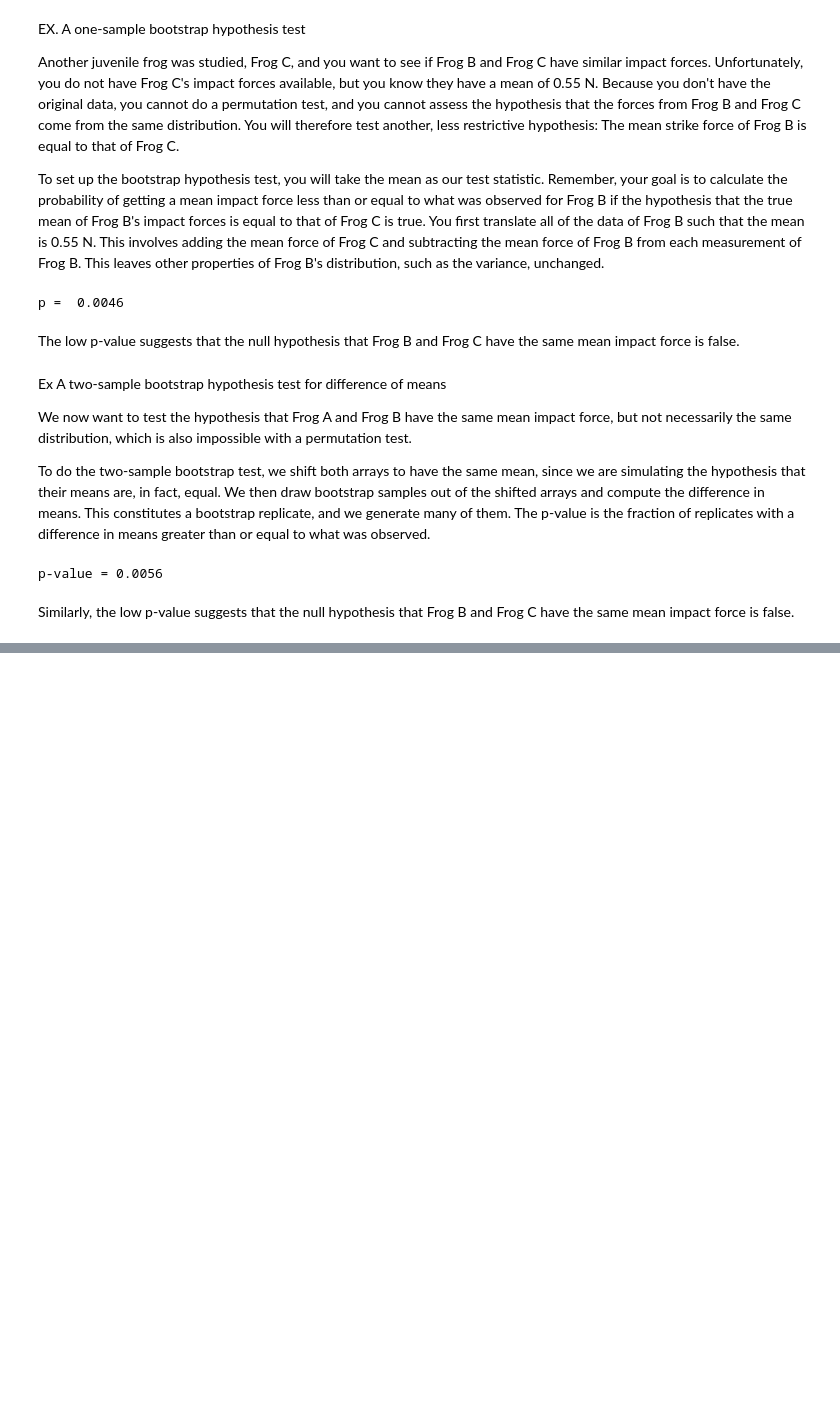
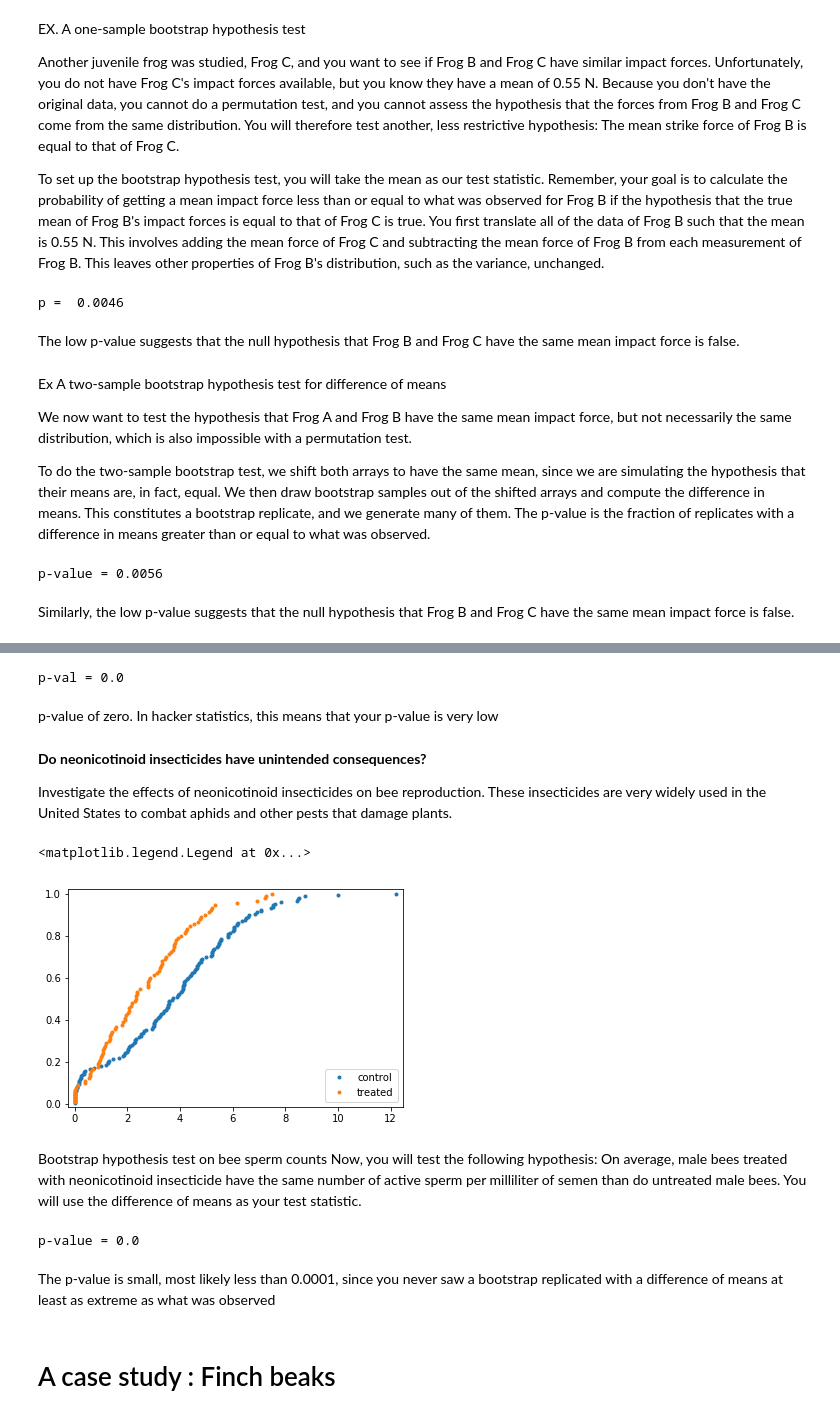
Before and after one commit to worasom/class-projects, a Jupyter notebook: statistics.ipynb, the cells around one changed output, grey strips where cells are left out. Drawn from its saved outputs; the diff is of its cells as text; code cells hidden in the pictures; blank space fills up the shorter version.

```diff
--- a/statistics.ipynb
+++ b/statistics.ipynb
@@ -994,0 +1121,26 @@ Similarly, the low p-value suggests that the null hypothesis that Frog B and Fro
+# %%
+# Compute observed correlation: r_obs
+r_obs = pearson_r(illiteracy,fertility)
+
+# Initialize permutation replicates: perm_replicates
+perm_replicates = np.empty(10000)
+
+# Draw replicates
+for i in range(10000):
+    # Permute illiteracy measurments: illiteracy_permuted
+    illiteracy_permuted = np.random.permutation(illiteracy)
+
+    # Compute Pearson correlation
+    perm_replicates[i] = pearson_r(illiteracy_permuted,fertility)
+
+# Compute p-value: p
+p = np.sum(perm_replicates>=r_obs)/len(perm_replicates)
+print('p-val =', p)
+# %% [output]
+p-val = 0.0
+# %% [markdown]
+p-value of zero. In hacker statistics, this means that your p-value is very low
+# %% [markdown]
+**Do neonicotinoid insecticides have unintended consequences?**
+
+Investigate the effects of neonicotinoid insecticides on bee reproduction. These insecticides are very widely used in the United States to combat aphids and other pests that damage plants.
@@ -994,0 +1189,50 @@ Similarly, the low p-value suggests that the null hypothesis that Frog B and Fro
+# %%
+# Compute x,y values for ECDFs
+x_control, y_control = ecdf(control)
+x_treated, y_treated = ecdf(treated)
+
+# Plot the ECDFs
+plt.plot(x_control, y_control, marker='.', linestyle='none')
+plt.plot(x_treated, y_treated, marker='.', linestyle='none')
+
+# Set the margins
+plt.margins(0.02)
+
+# Add a legend
+plt.legend(('control', 'treated'), loc='lower right')
+# %% [output]
+<matplotlib.legend.Legend at 0x...>
+[figure, added]
+# %% [markdown]
+Bootstrap hypothesis test on bee sperm counts
+Now, you will test the following hypothesis: On average, male bees treated with neonicotinoid insecticide have the same number of active sperm per milliliter of semen than do untreated male bees. You will use the difference of means as your test statistic.
+# %%
+# Compute the difference in mean sperm count: diff_means
+diff_means = diff_of_means(control,treated)
+
+# Compute mean of pooled data: mean_count
+mean_count = np.mean(np.concatenate((control,treated)))
+
+# Generate shifted data sets
+control_shifted = control - np.mean(control) + mean_count
+treated_shifted = treated - np.mean(treated) + mean_count
+
+# Generate bootstrap replicates
+bs_reps_control = draw_bs_reps(control_shifted,
+                       np.mean, size=10000)
+bs_reps_treated =  draw_bs_reps(treated_shifted,
+                       np.mean, size=10000)
+
+# Get replicates of difference of means: bs_replicates
+bs_replicates = bs_reps_control-bs_reps_treated
+
+# Compute and print p-value: p
+p = np.sum(bs_replicates >= np.mean(control) - np.mean(treated)) \
+            / len(bs_replicates)
+print('p-value =', p)
+# %% [output]
+p-value = 0.0
+# %% [markdown]
+The p-value is small, most likely less than 0.0001, since you never saw a bootstrap replicated with a difference of means at least as extreme as what was observed
+# %% [markdown]
+# A case study : Finch beaks
```
Also changed, not shown: parts of 52 cells of this notebook, 2 other files.
